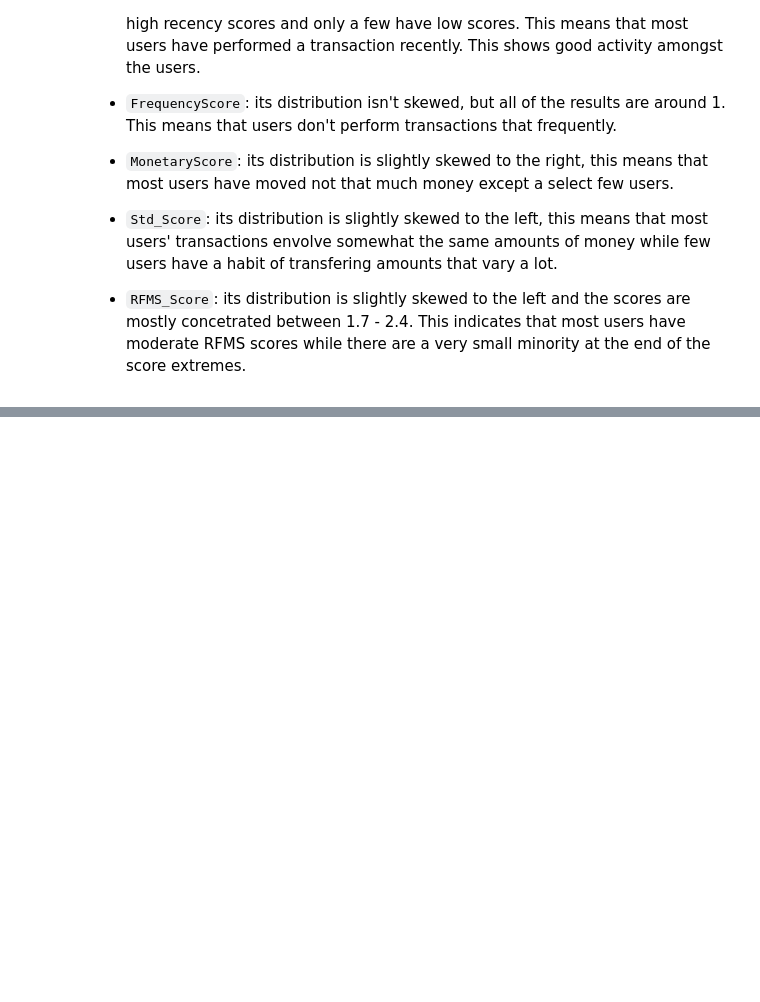
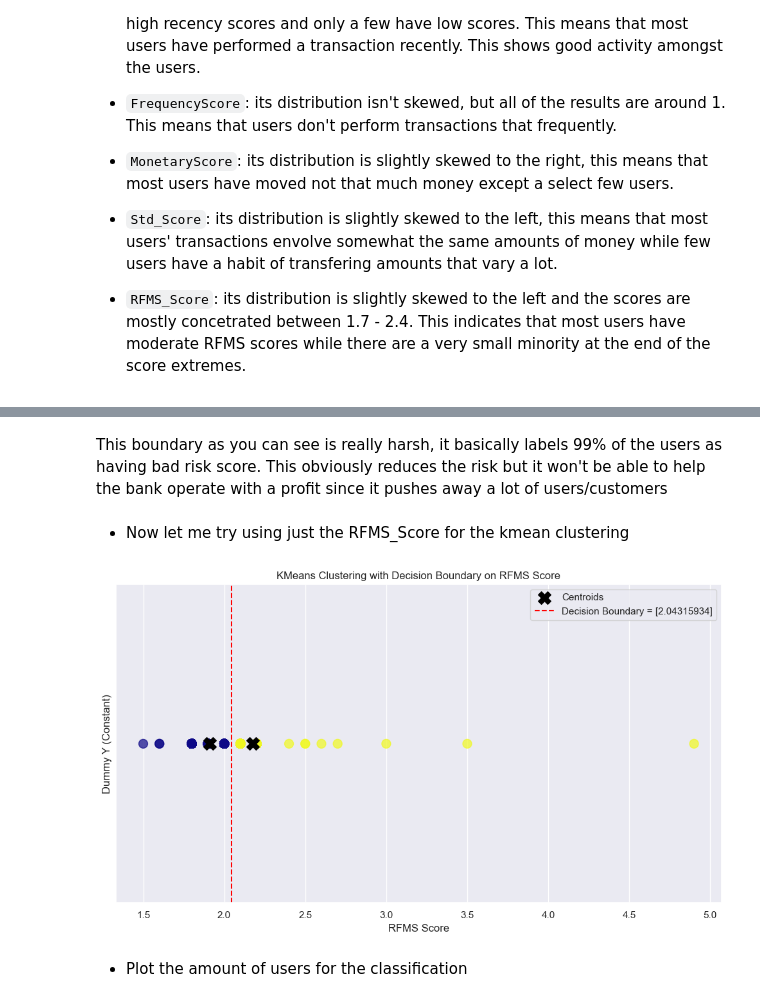
Before and after one commit to WildCayote/Bati-Bank-Credit-Scoring, a Jupyter notebook: notebooks/user_value_analysis.ipynb, the cells around one changed output, grey strips where cells are left out. Saved outputs shown, nothing was run; the diff lists cells and outputs as text; code cells hidden in the pictures; blank space fills up the shorter version.

```diff
--- a/notebooks/user_value_analysis.ipynb
+++ b/notebooks/user_value_analysis.ipynb
@@ -97,0 +198,58 @@ From the plot and the basic summary we can observe that:
+# %% [markdown]
+This boundary as you can see is really harsh, it basically labels 99% of the users as having bad risk score. This obviously reduces the risk but it won't be able to help the bank operate with a profit since it pushes away a lot of users/customers
+# %% [markdown]
+- Now let me try using just the RFMS_Score for the kmean clustering
+# %%
+# Assuming rfms_scoring is your DataFrame and RFMS_Score is calculated
+data_for_kmeans = rfms_scoring[['RFMS_Score']].values
+
+# Create KMeans object with 2 clusters
+kmeans = KMeans(n_clusters=2, random_state=42)
+
+# Fit the model and predict the clusters
+rfms_scoring['Cluster'] = kmeans.fit_predict(data_for_kmeans)
+
+# Create a new DataFrame for plotting
+# Use RFMS_Score for the x-axis and a constant for the y-axis
+plot_data = pd.DataFrame({
+    'RFMS_Score': rfms_scoring['RFMS_Score'],
+    'Dummy_Y': np.zeros(len(rfms_scoring))  # Constant value for y-axis
+})
+
+# Create the plot
+fig, ax = plt.subplots(figsize=(10, 6))
+
+# Scatter plot
+sc = ax.scatter(
+    plot_data['RFMS_Score'],    # x-axis
+    plot_data['Dummy_Y'],       # y-axis (constant)
+    c=rfms_scoring['Cluster'],  # Use the 'Cluster' column to determine colors
+    cmap='plasma',              # Color map
+    s=100,                      # Point size
+    alpha=0.7                   # Transparency
+)
+
+# Add centroids to the plot
+centroids = kmeans.cluster_centers_
+ax.scatter(centroids, [0, 0], color='black', s=200, marker='X', label='Centroids')
+
+# Draw a line for the decision boundary (you can choose the mean of centroids)
+decision_boundary = (centroids[0] + centroids[1]) / 2
+ax.axvline(x=decision_boundary, color='red', linestyle='--', label=f'Decision Boundary = {decision_boundary}')
+
+# Set axis labels
+ax.set_xlabel('RFMS Score')
+ax.set_ylabel('Dummy Y (Constant)')
+ax.set_yticks([])  # Hide y-axis ticks since it's constant
+
+# Add a legend
+plt.legend()
+plt.title('KMeans Clustering with Decision Boundary on RFMS Score')
+plt.tight_layout()
+
+# Show the plot
+plt.show()
+# %% [output]
+[figure, added]
+# %% [markdown]
+- Plot the amount of users for the classification
```
Also changed, not shown: parts of 17 cells of this notebook.
